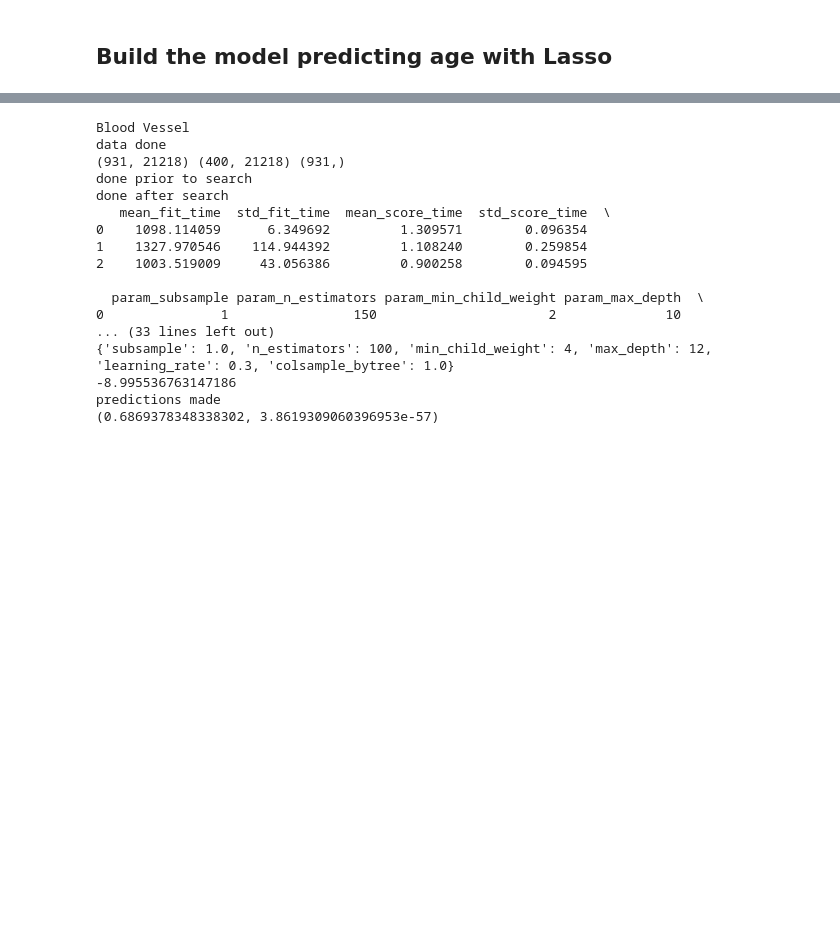
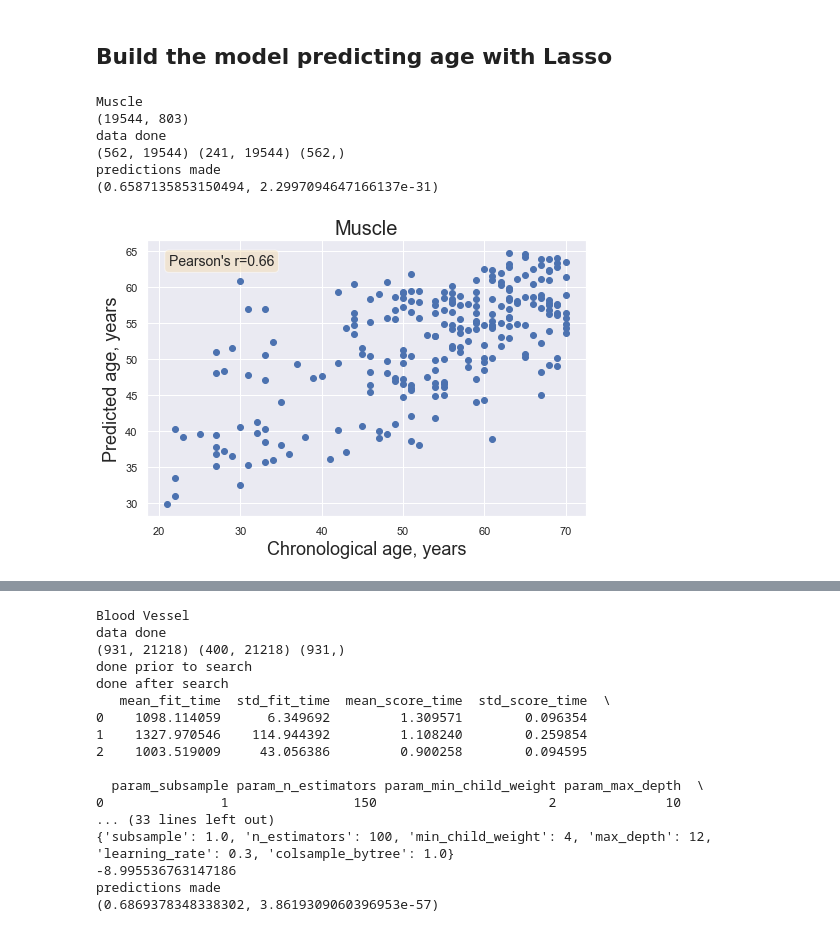
Before and after one commit to mdlu/aging-clock, a Jupyter notebook: GTEx_clock.ipynb, the cells around one changed output, grey strips where cells are left out. Saved outputs shown, nothing was run; the diff lists cells and outputs as text; code cells hidden in the pictures; blank space fills up the shorter version.

Commit message:
running on tissues/subtissues overnight

```diff
--- a/GTEx_clock.ipynb
+++ b/GTEx_clock.ipynb
@@ -144,7 +132,7 @@ SMRIN = {}
 SMTSISCH = {}
 
 for tissue in tissues:
-    data[tissue], age[tissue], SMRIN[tissue], SMTSISCH[tissue] = load_data(tissue)
+    data[tissue], age[tissue], SMRIN[tissue], SMTSISCH[tissue] = load_data(tissue, "tissue")
 # %% [output]
 804  samples,  56200 genes
 19544 genes filtered out
@@ -234,3 +233,28 @@ def detect_outliers(residual_aging, tissue):
     SMTSISCHs = [np.asarray(sampleMetaData.loc[sampleMetaData.index==sample_id,'SMTSISCH'])[0] \
                    for sample_id in residual_no_outliers.columns.tolist()]
     return residual_no_outliers, ages, SMRINs, SMTSISCHs
+# %%
+# ALTERNATE VERSION
+non_aging_expr = {}
+x_0 = {}
+residual = {}
+residual_aging = {}
+residual_no_outliers = {}
+ages = {}
+SMRINs = {}
+SMTSISCHs = {}
+
+for i, tissue in enumerate(tissues):
+        print(tissue)
+        subj_ids = [subject_id.split("-")[0]+"-"+subject_id.split("-")[1] for subject_id in \
+                data[tissue].columns.tolist()]
+        ages[tissue] = [np.asarray(subjectMetaData.loc[subjectMetaData.index==subject_id,'AGE'])[0] \
+                   for subject_id in subj_ids]
+
+#         non_aging_expr[tissue] = define_non_age_related_genes(data[tissue], age[tissue])
+#         x_0[tissue] = svd(non_aging_expr[tissue], n_comp=50)
+#         residual[tissue] = regress_covariates(data[tissue], x_0[tissue])
+#         residual_aging[tissue] = exclude_non_age_related_genes(residual[tissue], \
+#                                                                non_aging_expr[tissue].index.tolist())
+#         residual_no_outliers[tissue], ages[tissue], SMRINs[tissue], SMTSISCHs[tissue] = \
+#         detect_outliers(residual_aging[tissue], tissue)
@@ -514,7 +541,9 @@ def fit_xgboost_model(residual_no_outliers, ages, n_iter=5):
     x_test = residual_no_outliers.iloc[:,test].transpose()
     print("data done")
     print(x_train.shape, x_test.shape, ages_train.shape)
-    ages_pred_test = xgboost_model(x_train, ages_train, x_test, ages_test, n_iter=n_iter)
+#     ages_pred_test = xgboost_model(x_train, ages_train, x_test, ages_test, n_iter=n_iter)
+    ages_pred_test = final_xgboost_model(x_train, ages_train, x_test, ages_test) # replaced with hardcoded values
+
     print("predictions made")
 
     pearsonr = ss.pearsonr(ages_pred_test, ages_test)
@@ -540,0 +609,14 @@ true = {}
+# %%
+for i, tissue in enumerate(tissues[:1]): # all tissues from previous work
+    print(tissue)
+    print(data[tissue].shape)
+    pearson_corr[tissue], true[tissue], prediction[tissue] = \
+    fit_xgboost_model(data[tissue], age[tissue])
+# %% [output]
+Muscle
+(19544, 803)
+data done
+(562, 19544) (241, 19544) (562,)
+predictions made
+(0.6587135853150494, 2.2997094647166137e-31)
+[figure, added]
```
Also changed, not shown: parts of 18 cells of this notebook.
